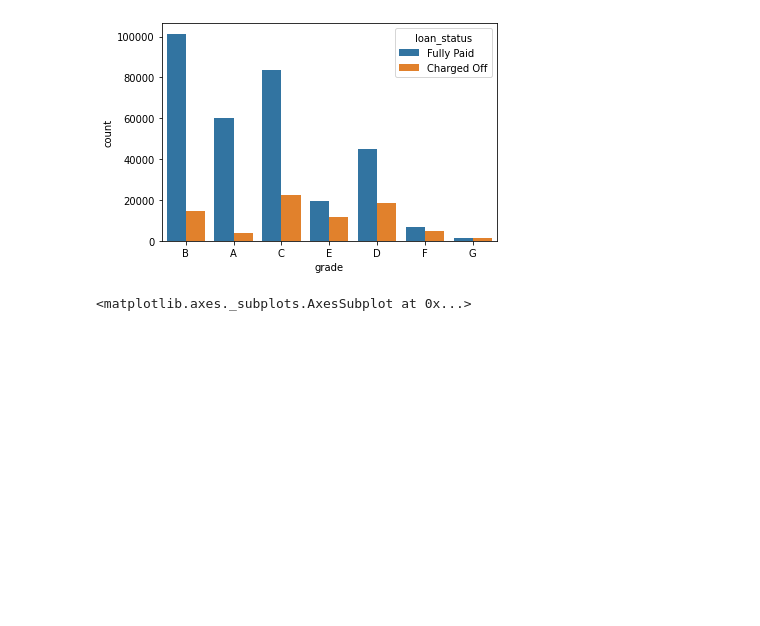
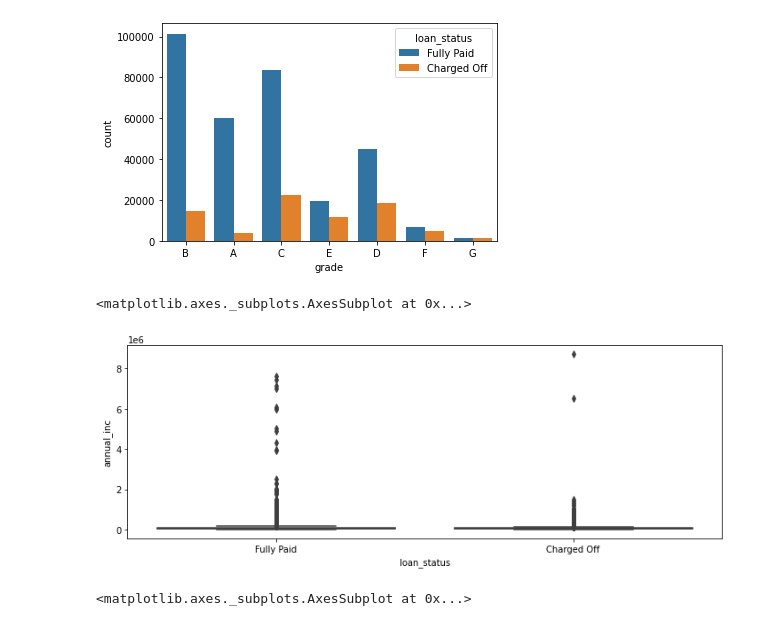
Before and after one commit to nickmnt/data, a Jupyter notebook: Machine Learning/25-neural/NeuralProject.ipynb, the cells around one changed output. Saved outputs shown, nothing was run; the diff lists cells and outputs as text; code cells hidden in the pictures; blank space fills up the shorter version.

```diff
--- a/Machine Learning/25-neural/NeuralProject.ipynb
+++ b/Machine Learning/25-neural/NeuralProject.ipynb
@@ -352,6 +352,12 @@ sns.countplot(x='grade', hue='loan_status', data=df)
 # %% [output]
 <matplotlib.axes._subplots.AxesSubplot at 0x...>
 [figure]
+# %%
+plt.figure(figsize=(12,4))
+sns.boxplot(x='loan_status',y='annual_inc', data=df)
+# %% [output]
+<matplotlib.axes._subplots.AxesSubplot at 0x...>
+[figure, added]
 # %%
 plt.figure(figsize=(12,4))
 subgrade_order = sorted(df['sub_grade'].unique())
```
Also changed, not shown: parts of 28 cells of this notebook.
